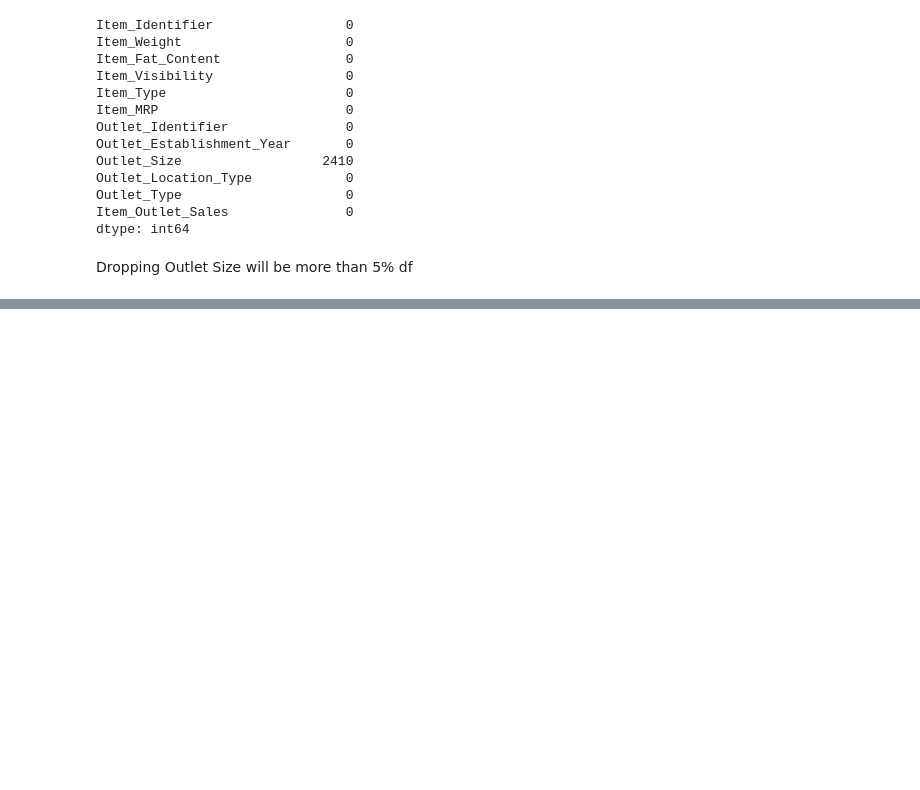
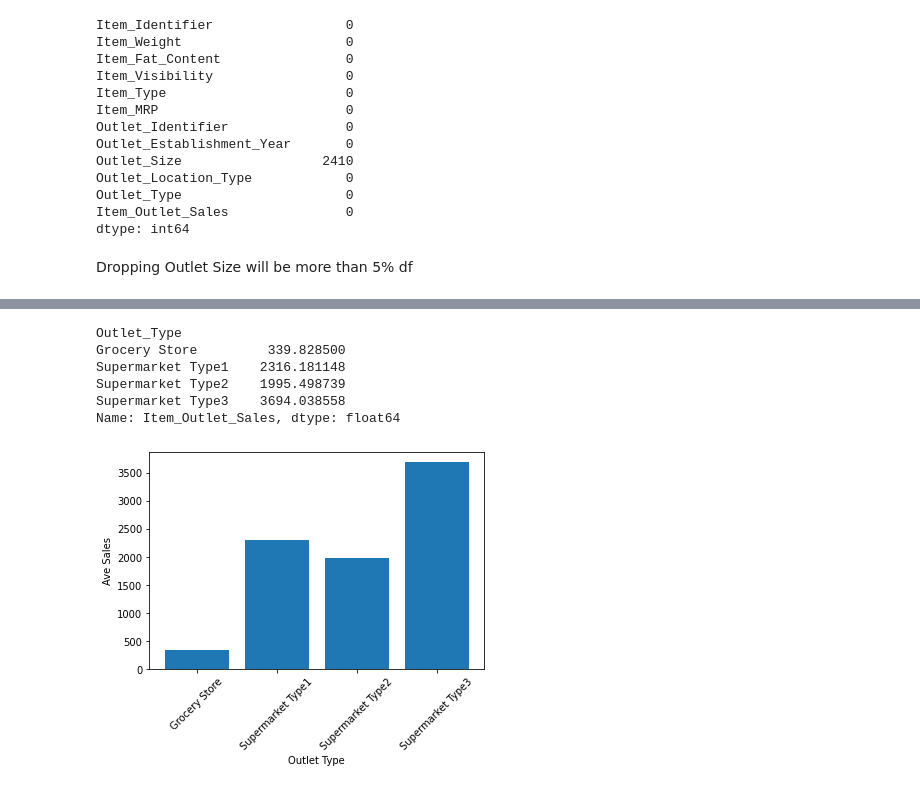
Before and after one commit to XcLyBr/Sales-Forecast, a Jupyter notebook: SalesPrediction.ipynb, the cells around one changed output, grey strips where cells are left out. Drawn from its saved outputs; the diff is of its cells as text; code cells hidden in the pictures; blank space fills up the shorter version.

```diff
--- a/SalesPrediction.ipynb
+++ b/SalesPrediction.ipynb
@@ -192,0 +214,19 @@ Dropping Outlet Size will be more than 5% df
+# %%
+OS = df.groupby('Outlet_Type')['Item_Outlet_Sales'].mean()
+OS
+# %% [output]
+Outlet_Type
+Grocery Store         339.828500
+Supermarket Type1    2316.181148
+Supermarket Type2    1995.498739
+Supermarket Type3    3694.038558
+Name: Item_Outlet_Sales, dtype: float64
+# %%
+# Average sales as per Outlet Type
+plt.bar(OS.index, OS.values)
+plt.ylabel('Ave Sales')
+plt.xlabel('Outlet Type')
+plt.xticks(rotation = 45)
+plt.show()
+# %% [output]
+[figure, added]
```
Also changed, not shown: parts of 6 cells of this notebook.
